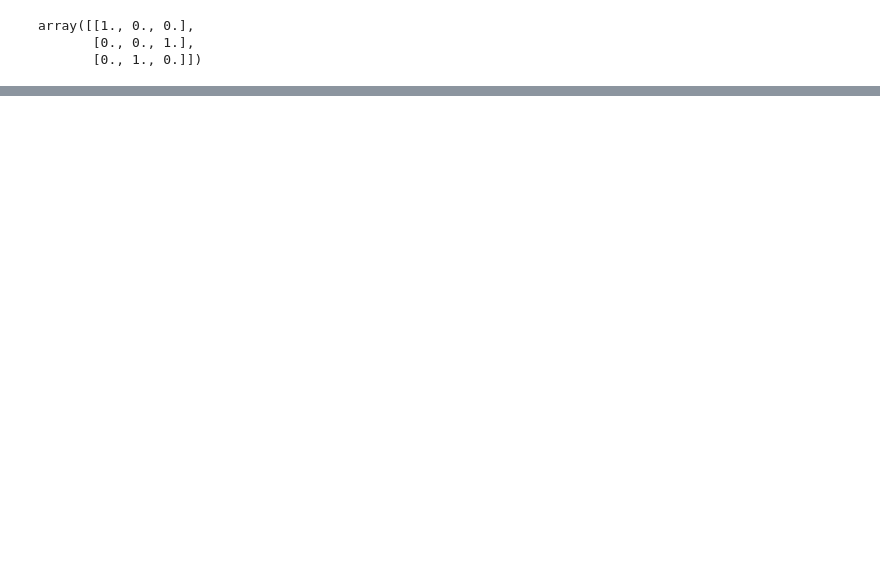
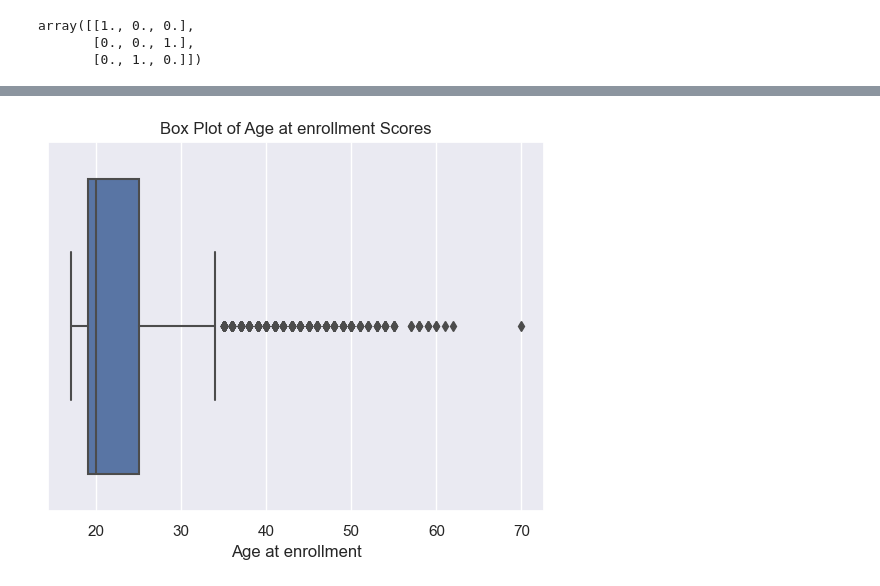
Before and after one commit to Denisbs24065/Data-Preparation, a Jupyter notebook: DeniseMartins_DPrepHDip_CA1 (1).ipynb, the cells around one changed output, grey strips where cells are left out. Saved outputs shown, nothing was run; the diff lists cells and outputs as text; code cells hidden in the pictures; blank space fills up the shorter version.

```diff
--- a/DeniseMartins_DPrepHDip_CA1 (1).ipynb
+++ b/DeniseMartins_DPrepHDip_CA1 (1).ipynb
@@ -978,0 +962,9 @@ https://www.statology.org/linear-discriminant-analysis-in-python/
+# %%
+import seaborn as sns
+
+sns.boxplot(x=student_data_df['Age at enrollment'])
+plt.xlabel('Age at enrollment')
+plt.title('Box Plot of Age at enrollment Scores')
+plt.show()
+# %% [output]
+[figure, added]
```
Also changed, not shown: parts of 78 cells of this notebook.
